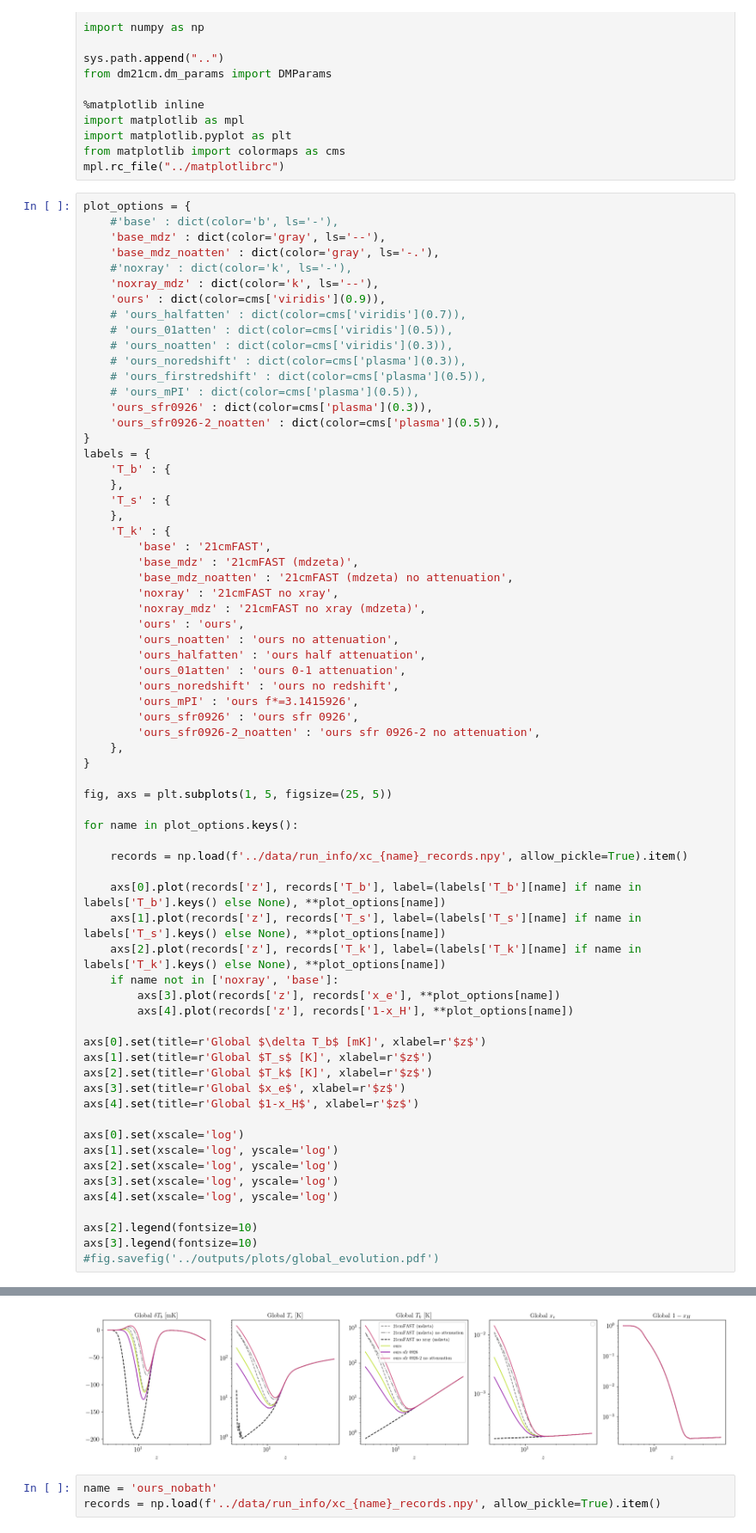
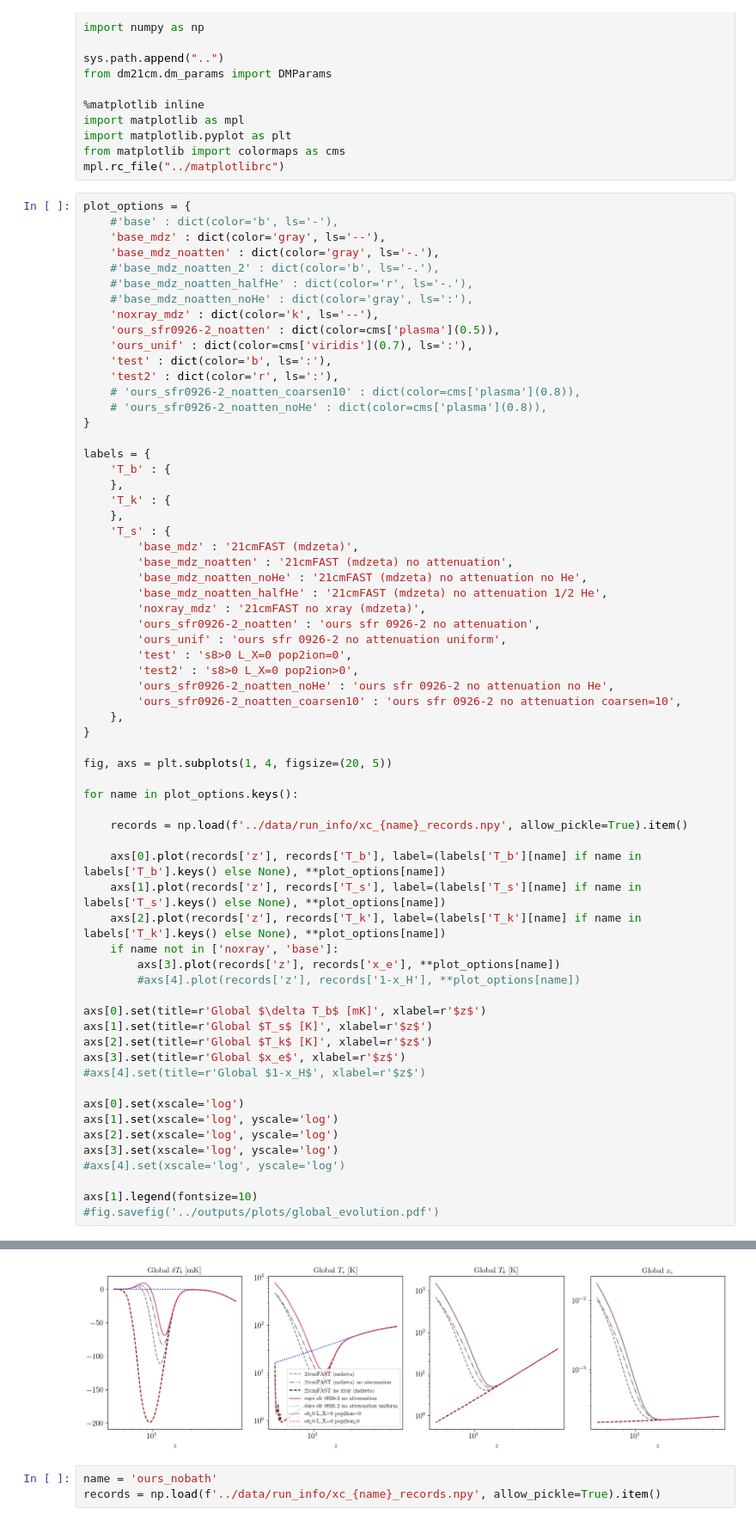
Before and after one commit to yitiansun/DM21cm, a Jupyter notebook: notebooks/plotting_simple.ipynb, the cells around one changed output, grey strips where cells are left out. Shown at 86% size. Cells and saved outputs as stored; diff of their text form.

```diff
--- a/notebooks/plotting_simple.ipynb
+++ b/notebooks/plotting_simple.ipynb
@@ -19,41 +19,39 @@ plot_options = {
     #'base' : dict(color='b', ls='-'),
     'base_mdz' : dict(color='gray', ls='--'),
     'base_mdz_noatten' : dict(color='gray', ls='-.'),
-    #'noxray' : dict(color='k', ls='-'),
+    #'base_mdz_noatten_2' : dict(color='b', ls='-.'),
+    #'base_mdz_noatten_halfHe' : dict(color='r', ls='-.'),
+    #'base_mdz_noatten_noHe' : dict(color='gray', ls=':'),
     'noxray_mdz' : dict(color='k', ls='--'),
-    'ours' : dict(color=cms['viridis'](0.9)),
-    # 'ours_halfatten' : dict(color=cms['viridis'](0.7)),
-    # 'ours_01atten' : dict(color=cms['viridis'](0.5)),
-    # 'ours_noatten' : dict(color=cms['viridis'](0.3)),
-    # 'ours_noredshift' : dict(color=cms['plasma'](0.3)),
-    # 'ours_firstredshift' : dict(color=cms['plasma'](0.5)),
-    # 'ours_mPI' : dict(color=cms['plasma'](0.5)),
-    'ours_sfr0926' : dict(color=cms['plasma'](0.3)),
     'ours_sfr0926-2_noatten' : dict(color=cms['plasma'](0.5)),
+    'ours_unif' : dict(color=cms['viridis'](0.7), ls=':'),
+    'test' : dict(color='b', ls=':'),
+    'test2' : dict(color='r', ls=':'),
+    # 'ours_sfr0926-2_noatten_coarsen10' : dict(color=cms['plasma'](0.8)),
+    # 'ours_sfr0926-2_noatten_noHe' : dict(color=cms['plasma'](0.8)),
 }
+
 labels = {
     'T_b' : {
     },
+    'T_k' : {
+    },
     'T_s' : {
-    },
-    'T_k' : {
-        'base' : '21cmFAST',
         'base_mdz' : '21cmFAST (mdzeta)',
         'base_mdz_noatten' : '21cmFAST (mdzeta) no attenuation',
-        'noxray' : '21cmFAST no xray',
+        'base_mdz_noatten_noHe' : '21cmFAST (mdzeta) no attenuation no He',
+        'base_mdz_noatten_halfHe' : '21cmFAST (mdzeta) no attenuation 1/2 He',
         'noxray_mdz' : '21cmFAST no xray (mdzeta)',
-        'ours' : 'ours',
-        'ours_noatten' : 'ours no attenuation',
-        'ours_halfatten' : 'ours half attenuation',
-        'ours_01atten' : 'ours 0-1 attenuation',
-        'ours_noredshift' : 'ours no redshift',
-        'ours_mPI' : 'ours f*=3.1415926',
-        'ours_sfr0926' : 'ours sfr 0926',
         'ours_sfr0926-2_noatten' : 'ours sfr 0926-2 no attenuation',
+        'ours_unif' : 'ours sfr 0926-2 no attenuation uniform',
+        'test' : 's8>0 L_X=0 pop2ion=0',
+        'test2' : 's8>0 L_X=0 pop2ion>0',
+        'ours_sfr0926-2_noatten_noHe' : 'ours sfr 0926-2 no attenuation no He',
+        'ours_sfr0926-2_noatten_coarsen10' : 'ours sfr 0926-2 no attenuation coarsen=10',
     },
 }
 
-fig, axs = plt.subplots(1, 5, figsize=(25, 5))
+fig, axs = plt.subplots(1, 4, figsize=(20, 5))
 
 for name in plot_options.keys():
 
@@ -64,21 +62,20 @@ for name in plot_options.keys():
     axs[2].plot(records['z'], records['T_k'], label=(labels['T_k'][name] if name in labels['T_k'].keys() else None), **plot_options[name])
     if name not in ['noxray', 'base']:
         axs[3].plot(records['z'], records['x_e'], **plot_options[name])
-        axs[4].plot(records['z'], records['1-x_H'], **plot_options[name])
+        #axs[4].plot(records['z'], records['1-x_H'], **plot_options[name])
 
 axs[0].set(title=r'Global $\delta T_b$ [mK]', xlabel=r'$z$')
 axs[1].set(title=r'Global $T_s$ [K]', xlabel=r'$z$')
 axs[2].set(title=r'Global $T_k$ [K]', xlabel=r'$z$')
 axs[3].set(title=r'Global $x_e$', xlabel=r'$z$')
-axs[4].set(title=r'Global $1-x_H$', xlabel=r'$z$')
+#axs[4].set(title=r'Global $1-x_H$', xlabel=r'$z$')
 
 axs[0].set(xscale='log')
 axs[1].set(xscale='log', yscale='log')
 axs[2].set(xscale='log', yscale='log')
 axs[3].set(xscale='log', yscale='log')
-axs[4].set(xscale='log', yscale='log')
+#axs[4].set(xscale='log', yscale='log')
 
-axs[2].legend(fontsize=10)
-axs[3].legend(fontsize=10)
+axs[1].legend(fontsize=10)
 #fig.savefig('../outputs/plots/global_evolution.pdf')
 # %% [output]
@@ -87,4 +83,4 @@ No artists with labels found to put in legend.  Note that artists whose label st
-[figure, old version]
+[figure, new version]
 # %%
 name = 'ours_nobath'
 records = np.load(f'../data/run_info/xc_{name}_records.npy', allow_pickle=True).item()
```
Also changed, not shown: parts of 1 cell of this notebook, 9 other files.
